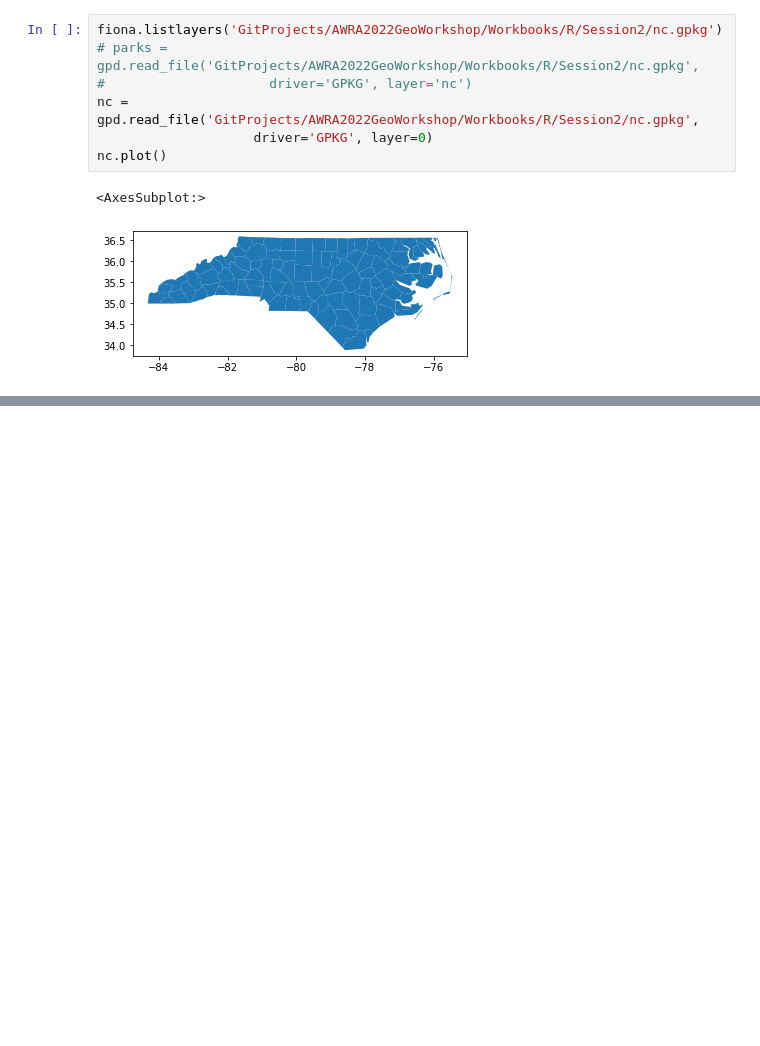
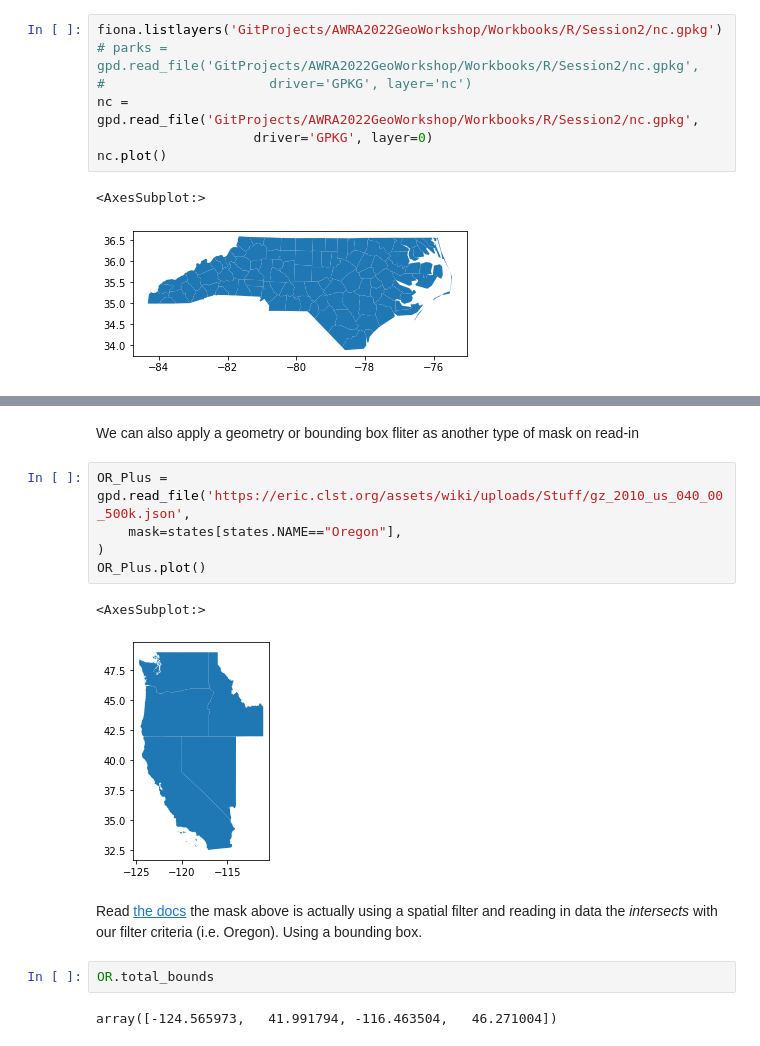
Before and after one commit to mhweber/AWRA2022GeoWorkshop, a Jupyter notebook: Workbooks/Python/Session2/Geoprocessing in Python - Importing.ipynb, the cells around one changed output, grey strips where cells are left out. Cells and saved outputs as stored; diff of their text form; blank space fills up the shorter version.

```diff
--- a/Workbooks/Python/Session2/Geoprocessing in Python - Importing.ipynb
+++ b/Workbooks/Python/Session2/Geoprocessing in Python - Importing.ipynb
@@ -102,0 +117,16 @@ states.plot()
+# %% [markdown]
+We can also apply a geometry or bounding box fliter as another type of mask on read-in
+# %%
+OR_Plus = gpd.read_file('https://eric.clst.org/assets/wiki/uploads/Stuff/gz_2010_us_040_00_500k.json',
+    mask=states[states.NAME=="Oregon"],
+)
+OR_Plus.plot()
+# %% [output]
+<AxesSubplot:>
+[figure, added]
+# %% [markdown]
+Read [the docs](https://geopandas.org/en/stable/docs/user_guide/io.html) the mask above is actually using a spatial filter and reading in data the *intersects* with our filter criteria (i.e. Oregon).  Using a bounding box.
+# %%
+OR.total_bounds
+# %% [output]
+array([-124.565973,   41.991794, -116.463504,   46.271004])
```
Also changed, not shown: parts of 21 cells of this notebook, 1 other file.
